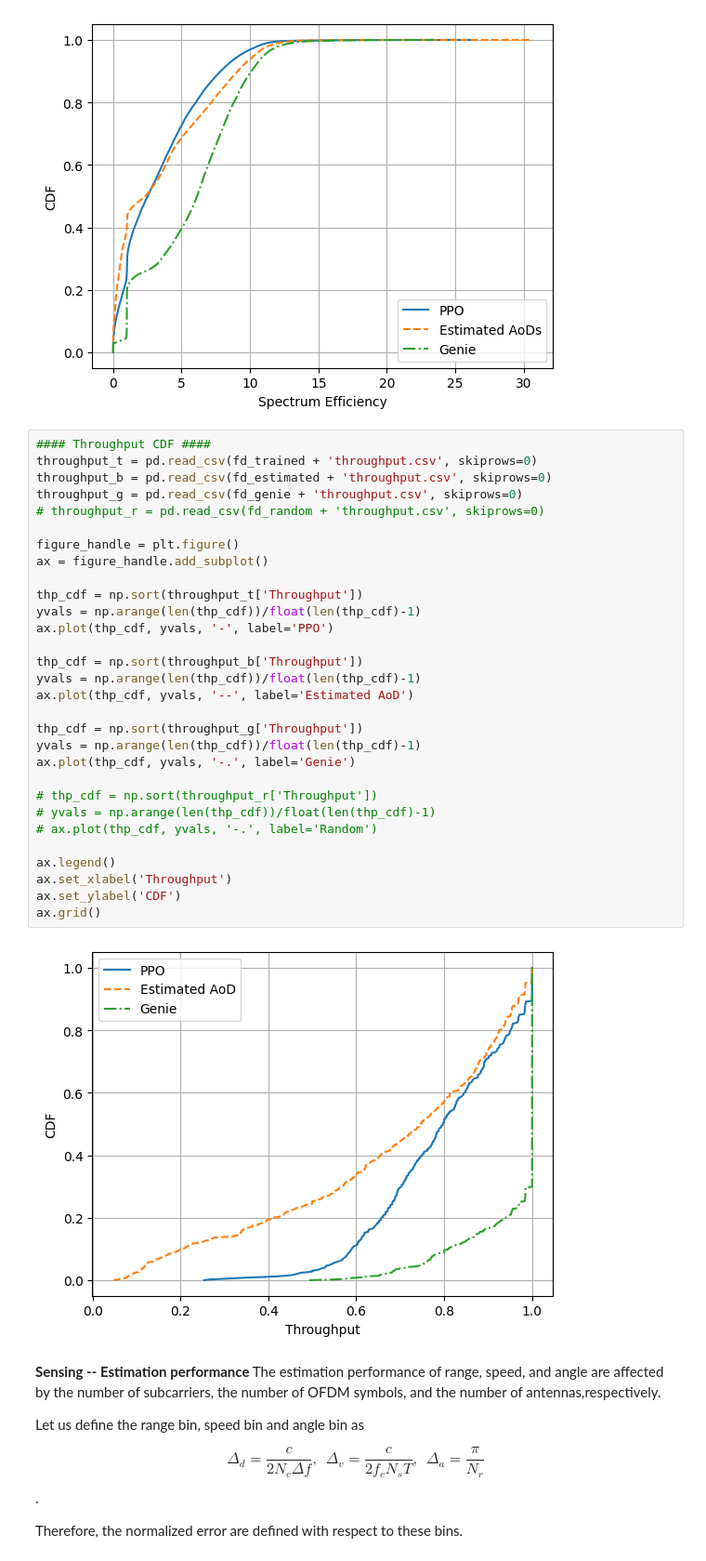
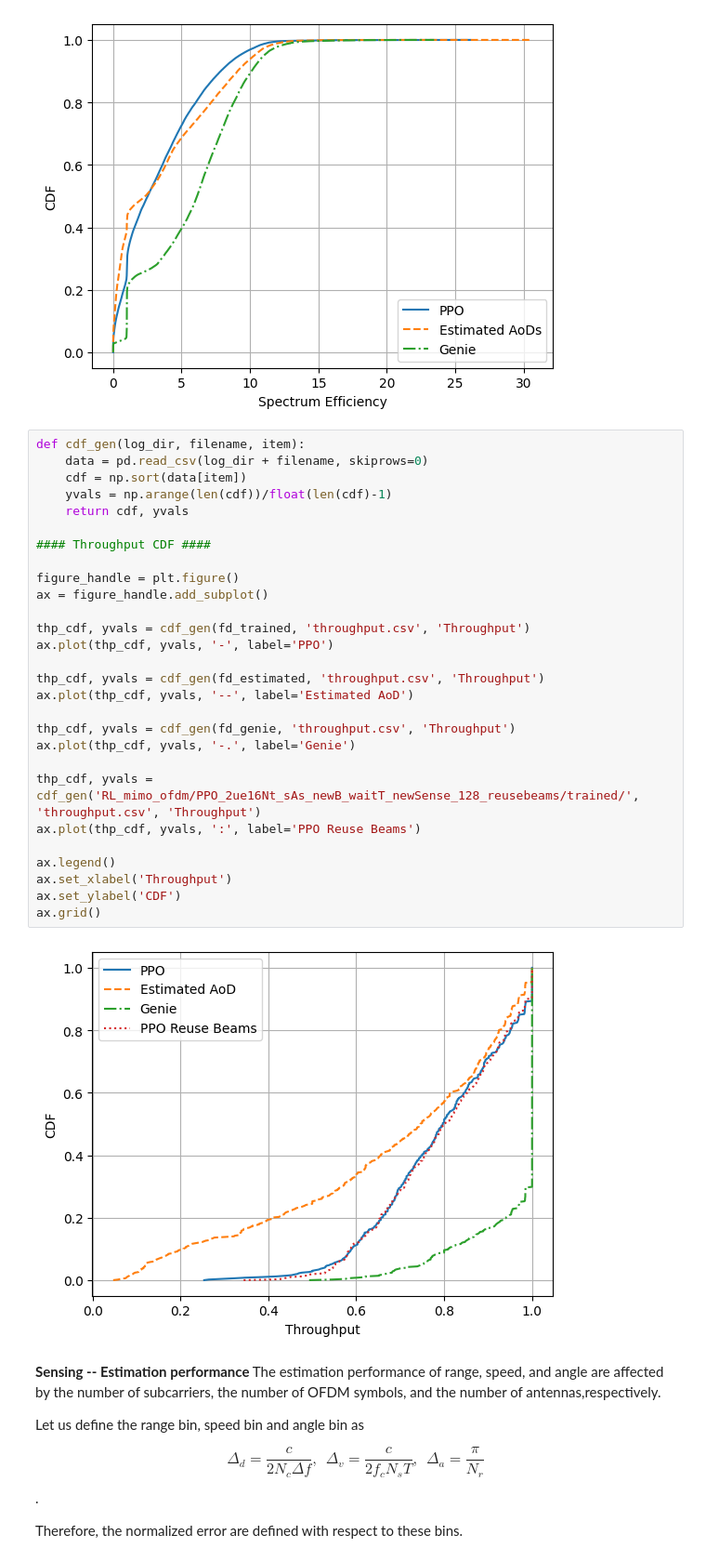
Before and after one commit to april427/Centric-BM, a Jupyter notebook: documents/06-03.ipynb, the cells around one changed output. Shown at 93% size. Drawn from its saved outputs; the diff is of its cells as text.

```diff
--- a/documents/06-03.ipynb
+++ b/documents/06-03.ipynb
@@ -287,38 +303,36 @@ ax.legend()
 ax.grid()
 # %% [output]
 [figure]
-# %%
-#### Throughput CDF ####
-throughput_t = pd.read_csv(fd_trained + 'throughput.csv', skiprows=0)
-throughput_b = pd.read_csv(fd_estimated + 'throughput.csv', skiprows=0)
-throughput_g = pd.read_csv(fd_genie + 'throughput.csv', skiprows=0)
-# throughput_r = pd.read_csv(fd_random + 'throughput.csv', skiprows=0)
-
-figure_handle = plt.figure()
-ax = figure_handle.add_subplot()
-
-thp_cdf = np.sort(throughput_t['Throughput'])
-yvals = np.arange(len(thp_cdf))/float(len(thp_cdf)-1)
-ax.plot(thp_cdf, yvals, '-', label='PPO')
-
-thp_cdf = np.sort(throughput_b['Throughput'])
-yvals = np.arange(len(thp_cdf))/float(len(thp_cdf)-1)
-ax.plot(thp_cdf, yvals, '--', label='Estimated AoD')
-
-thp_cdf = np.sort(throughput_g['Throughput'])
-yvals = np.arange(len(thp_cdf))/float(len(thp_cdf)-1)
-ax.plot(thp_cdf, yvals, '-.', label='Genie')
-
-# thp_cdf = np.sort(throughput_r['Throughput'])
-# yvals = np.arange(len(thp_cdf))/float(len(thp_cdf)-1)
-# ax.plot(thp_cdf, yvals, '-.', label='Random')
-
-ax.legend()
-ax.set_xlabel('Throughput')
-ax.set_ylabel('CDF')
-ax.grid()
-# %% [output]
-[figure, removed]
+# %%
+def cdf_gen(log_dir, filename, item):
+    data = pd.read_csv(log_dir + filename, skiprows=0)
+    cdf = np.sort(data[item])
+    yvals = np.arange(len(cdf))/float(len(cdf)-1)
+    return cdf, yvals
+
+#### Throughput CDF ####
+
+figure_handle = plt.figure()
+ax = figure_handle.add_subplot()
+
+thp_cdf, yvals = cdf_gen(fd_trained, 'throughput.csv', 'Throughput')
+ax.plot(thp_cdf, yvals, '-', label='PPO')
+
+thp_cdf, yvals = cdf_gen(fd_estimated, 'throughput.csv', 'Throughput')
+ax.plot(thp_cdf, yvals, '--', label='Estimated AoD')
+
+thp_cdf, yvals = cdf_gen(fd_genie, 'throughput.csv', 'Throughput')
+ax.plot(thp_cdf, yvals, '-.', label='Genie')
+
+thp_cdf, yvals = cdf_gen('RL_mimo_ofdm/PPO_2ue16Nt_sAs_newB_waitT_newSense_128_reusebeams/trained/', 'throughput.csv', 'Throughput')
+ax.plot(thp_cdf, yvals, ':', label='PPO Reuse Beams')
+
+ax.legend()
+ax.set_xlabel('Throughput')
+ax.set_ylabel('CDF')
+ax.grid()
+# %% [output]
+[figure, added]
 # %% [markdown]
 **Sensing -- Estimation performance**
 The estimation performance of range, speed, and angle are affected by the number of subcarriers, the number of OFDM symbols, and the number of antennas,respectively.
```
Also changed, not shown: parts of 5 cells of this notebook, 3 other files.
